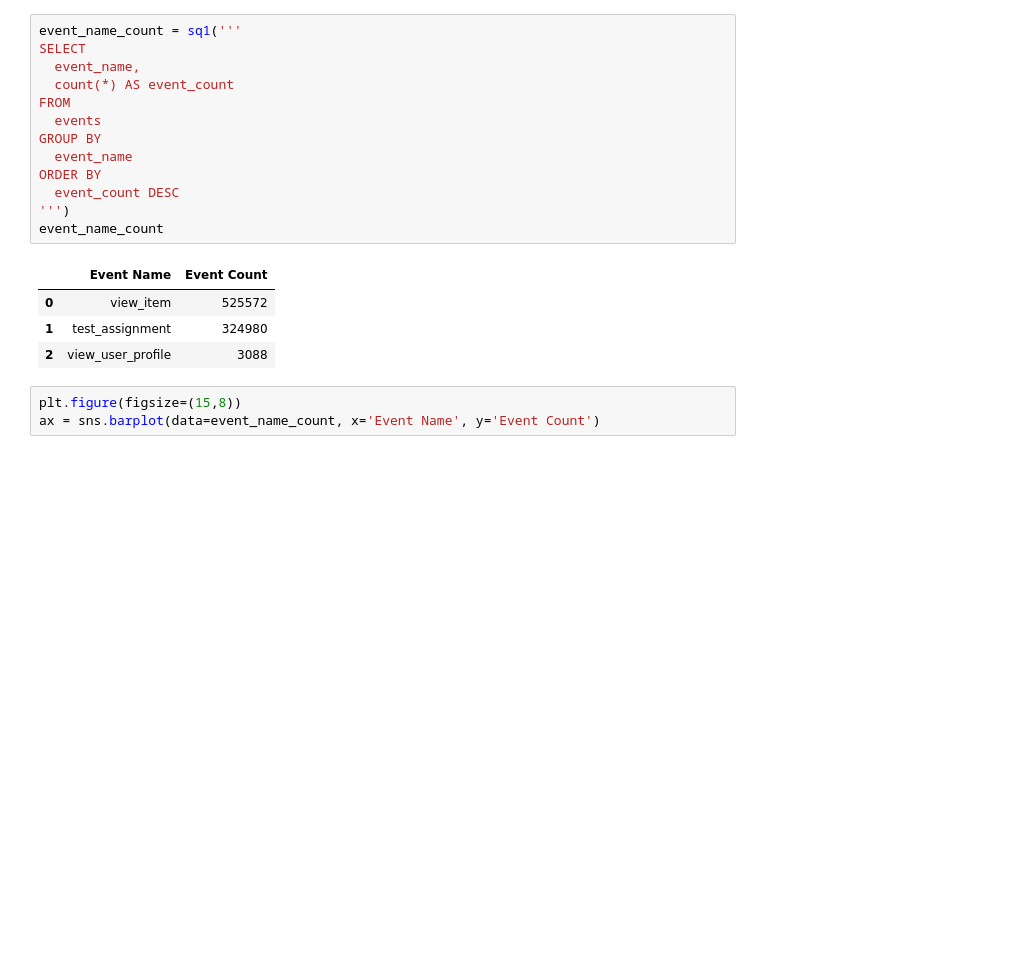
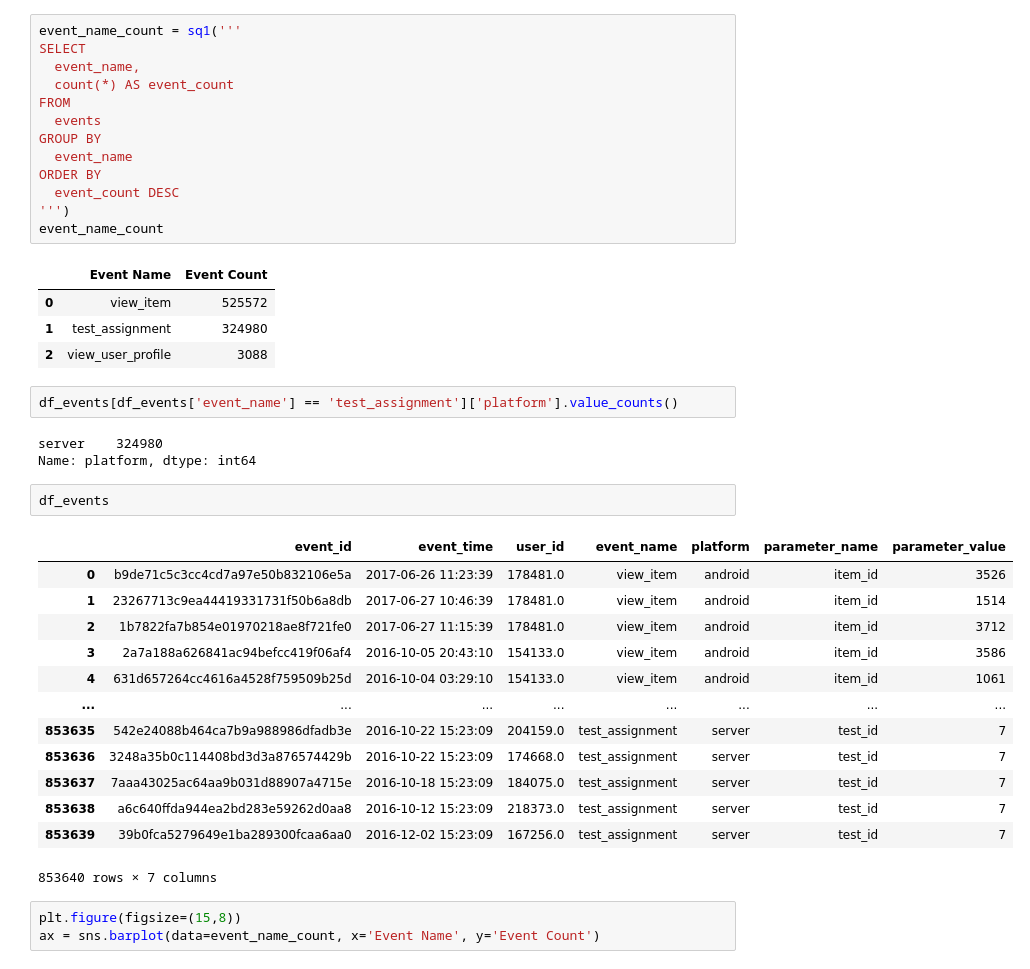
Before and after one commit to H8-Assignments-Bay/finpro-ftds-001-hck-ftds-001-hck-group-002, a Jupyter notebook: h8dsft_FPSG02.ipynb, the cells around one changed output. Cells and saved outputs as stored; diff of their text form; blank space fills up the shorter version.

```diff
--- a/h8dsft_FPSG02.ipynb
+++ b/h8dsft_FPSG02.ipynb
@@ -613,6 +622,27 @@ event_name_count
 | 0 | view_item | 525572 |
 | 1 | test_assignment | 324980 |
 | 2 | view_user_profile | 3088 |
+# %%
+df_events[df_events['event_name'] == 'test_assignment']['platform'].value_counts()
+# %% [output]
+server    324980
+Name: platform, dtype: int64
+# %%
+df_events
+# %% [output]
+|  | event_id | event_time | user_id | event_name | platform | parameter_name | parameter_value |
+| 0 | b9de71c5c3cc4cd7a97e50b832106e5a | 2017-06-26 11:23:39 | 178481.0 | view_item | android | item_id | 3526 |
+| 1 | 23267713c9ea44419331731f50b6a8db | 2017-06-27 10:46:39 | 178481.0 | view_item | android | item_id | 1514 |
+| 2 | 1b7822fa7b854e01970218ae8f721fe0 | 2017-06-27 11:15:39 | 178481.0 | view_item | android | item_id | 3712 |
+| 3 | 2a7a188a626841ac94befcc419f06af4 | 2016-10-05 20:43:10 | 154133.0 | view_item | android | item_id | 3586 |
+| 4 | 631d657264cc4616a4528f759509b25d | 2016-10-04 03:29:10 | 154133.0 | view_item | android | item_id | 1061 |
+| ... | ... | ... | ... | ... | ... | ... | ... |
+| 853635 | 542e24088b464ca7b9a988986dfadb3e | 2016-10-22 15:23:09 | 204159.0 | test_assignment | server | test_id | 7 |
+| 853636 | 3248a35b0c114408bd3d3a876574429b | 2016-10-22 15:23:09 | 174668.0 | test_assignment | server | test_id | 7 |
+| 853637 | 7aaa43025ac64aa9b031d88907a4715e | 2016-10-18 15:23:09 | 184075.0 | test_assignment | server | test_id | 7 |
+| 853638 | a6c640ffda944ea2bd283e59262d0aa8 | 2016-10-12 15:23:09 | 218373.0 | test_assignment | server | test_id | 7 |
+| 853639 | 39b0fca5279649e1ba289300fcaa6aa0 | 2016-12-02 15:23:09 | 167256.0 | test_assignment | server | test_id | 7 |
+853640 rows × 7 columns
 # %%
 plt.figure(figsize=(15,8))
 ax = sns.barplot(data=event_name_count, x='Event Name', y='Event Count')
```
Also changed, not shown: parts of 47 cells of this notebook.
